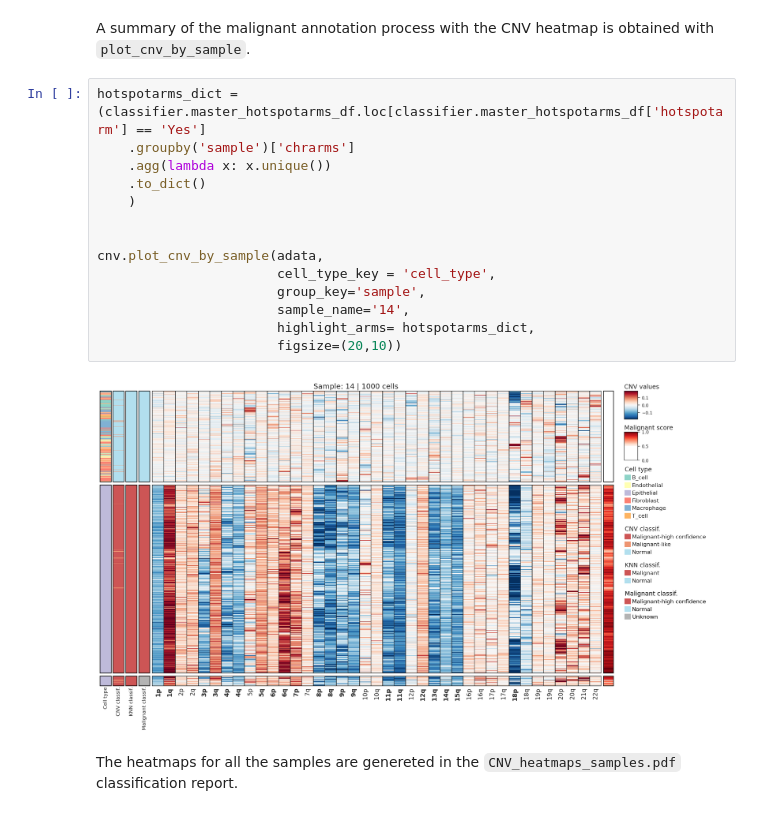
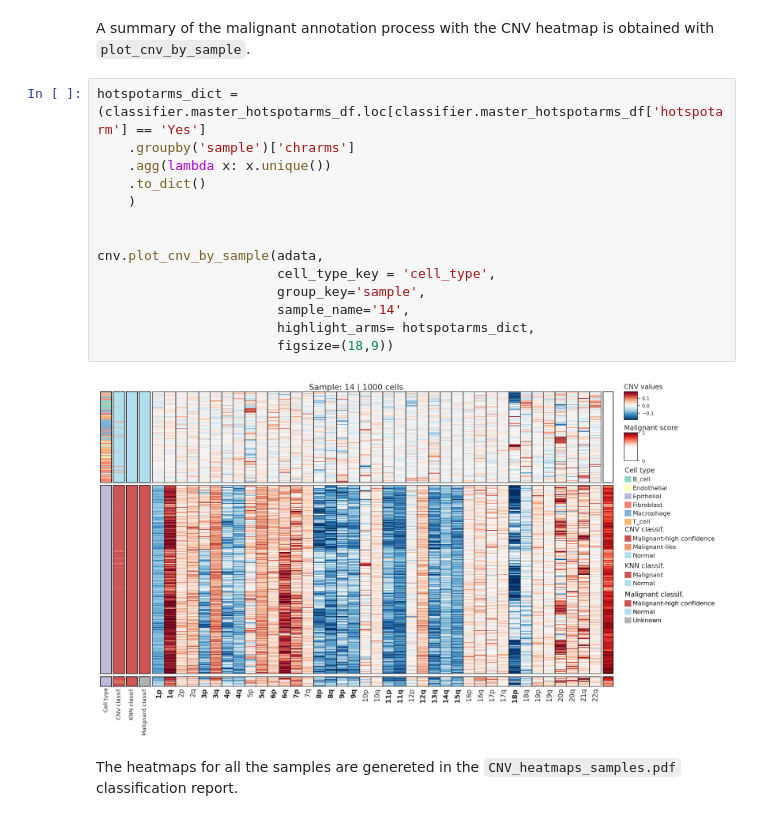
Before and after one commit to Computational-Immunogenomics/SwiftCNV, a Jupyter notebook: docs/notebooks/malignant_classification.ipynb, the cells around one changed output. Saved outputs shown, nothing was run; the diff lists cells and outputs as text.

```diff
--- a/docs/notebooks/malignant_classification.ipynb
+++ b/docs/notebooks/malignant_classification.ipynb
@@ -154,19 +152,19 @@ A summary of the malignant annotation process with the CNV heatmap is obtained w
 # %%
 hotspotarms_dict = (classifier.master_hotspotarms_df.loc[classifier.master_hotspotarms_df['hotspotarm'] == 'Yes']
     .groupby('sample')['chrarms']
     .agg(lambda x: x.unique())
     .to_dict()
     )
 
 
 cnv.plot_cnv_by_sample(adata,
                        cell_type_key = 'cell_type',
                        group_key='sample',
                        sample_name='14',
                        highlight_arms= hotspotarms_dict,
-                       figsize=(20,10))
+                       figsize=(18,9))
 # %% [output]
-[figure, old version]
+[figure, new version]
 # %% [markdown]
 The heatmaps for all the samples are genereted in the `CNV_heatmaps_samples.pdf` classification report.
 # %% [markdown]
```
Also changed, not shown: parts of 4 cells of this notebook.
